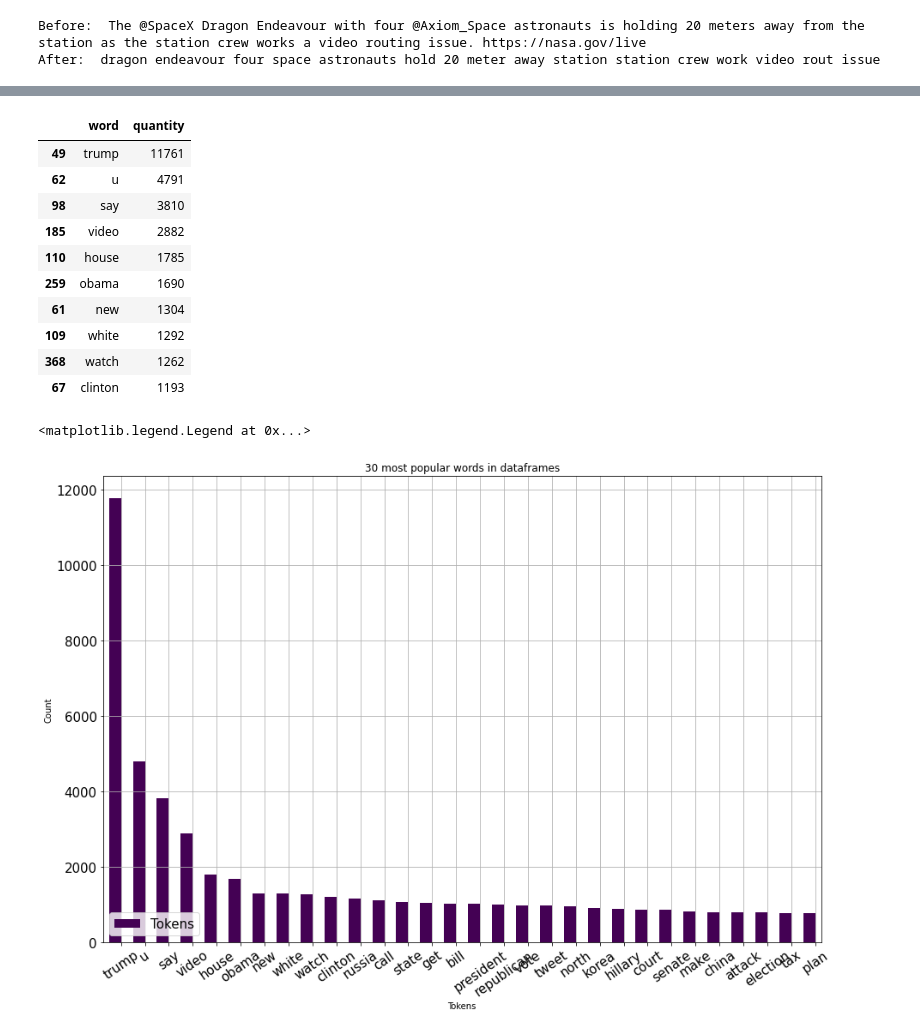
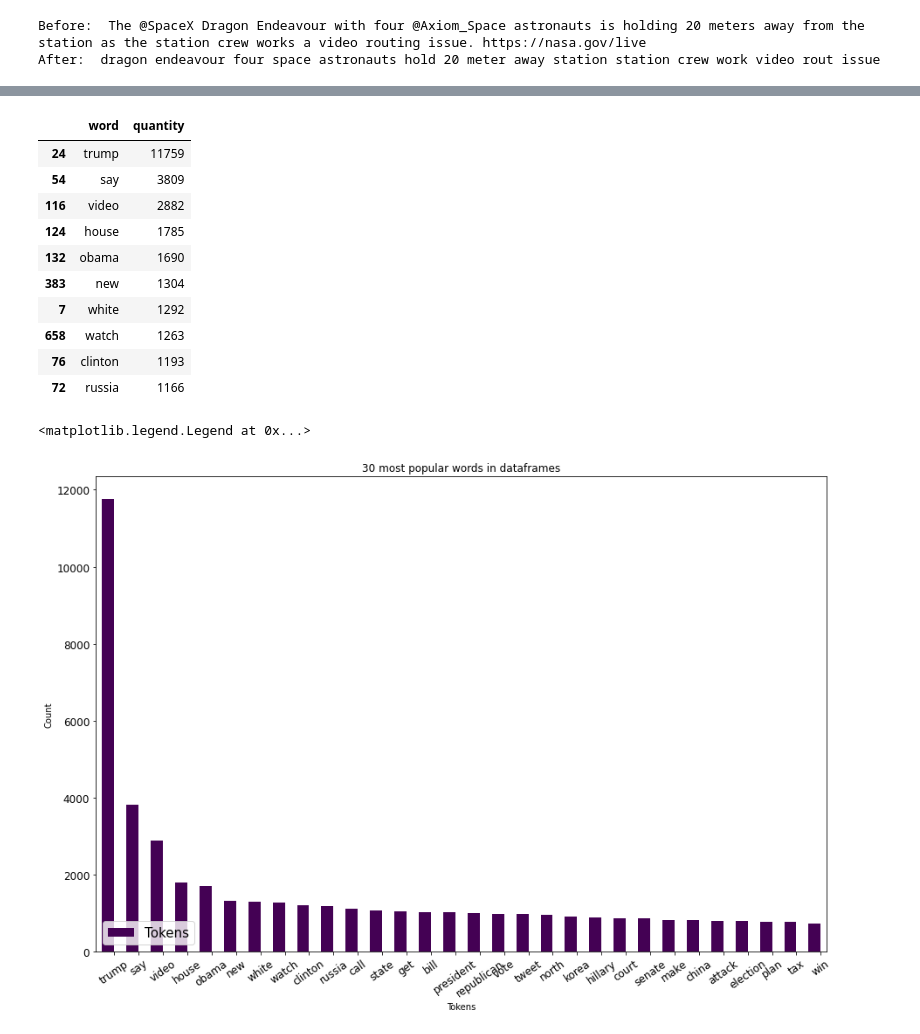
Before and after one commit to nikkenu/JODA, a Jupyter notebook: harjoitustyo/harjoitustyo.ipynb, the cells around one changed output, grey strips where cells are left out. Drawn from its saved outputs; the diff is of its cells as text; code cells hidden in the pictures.

```diff
--- a/harjoitustyo/harjoitustyo.ipynb
+++ b/harjoitustyo/harjoitustyo.ipynb
@@ -130,6 +133,8 @@ def clean_text(tweet):
     tweet = re.sub('[()!?]', ' ', tweet)
     tweet = re.sub('\[.*?\]',' ', tweet)
 
+    tweet = re.sub(r"\b[a-zA-Z]\b", "", tweet)
+
     # Remove emoticons
     tweet = deEmojify(tweet)
 
@@ -246,18 +251,18 @@ tokenized_df = tokenized_df.sort_values(by='quantity', ascending=False)
 tokenized_df.head(10)
 # %% [output]
 |  | word | quantity |
-| 49 | trump | 11761 |
-| 62 | u | 4791 |
-| 98 | say | 3810 |
-| 185 | video | 2882 |
-| 110 | house | 1785 |
-| 259 | obama | 1690 |
-| 61 | new | 1304 |
-| 109 | white | 1292 |
-| 368 | watch | 1262 |
-| 67 | clinton | 1193 |
+| 24 | trump | 11759 |
+| 54 | say | 3809 |
+| 116 | video | 2882 |
+| 124 | house | 1785 |
+| 132 | obama | 1690 |
+| 383 | new | 1304 |
+| 7 | white | 1292 |
+| 658 | watch | 1263 |
+| 76 | clinton | 1193 |
+| 72 | russia | 1166 |
 # %%
-tokenized_df[:30].plot(kind="bar",x="word", orientation="vertical", figsize=(15,10), xlabel="Tokens", ylabel="Count", colormap="viridis", table=False, grid=True, fontsize=15, rot=35, position=1, title="30 most popular words in dataframes", legend=True).legend(["Tokens"], loc="lower left", prop={"size":15})
+tokenized_df[:30].plot(kind="bar",x="word", orientation="vertical", figsize=(15,10), xlabel="Tokens", ylabel="Count", colormap="viridis", table=False, grid=False, fontsize=12, rot=35, position=1, title="30 most popular words in dataframes", legend=True).legend(["Tokens"], loc="lower left", prop={"size":15})
 # %% [output]
 <matplotlib.legend.Legend at 0x...>
-[figure, old version]
+[figure, new version]
```
Also changed, not shown: parts of 19 cells of this notebook.
